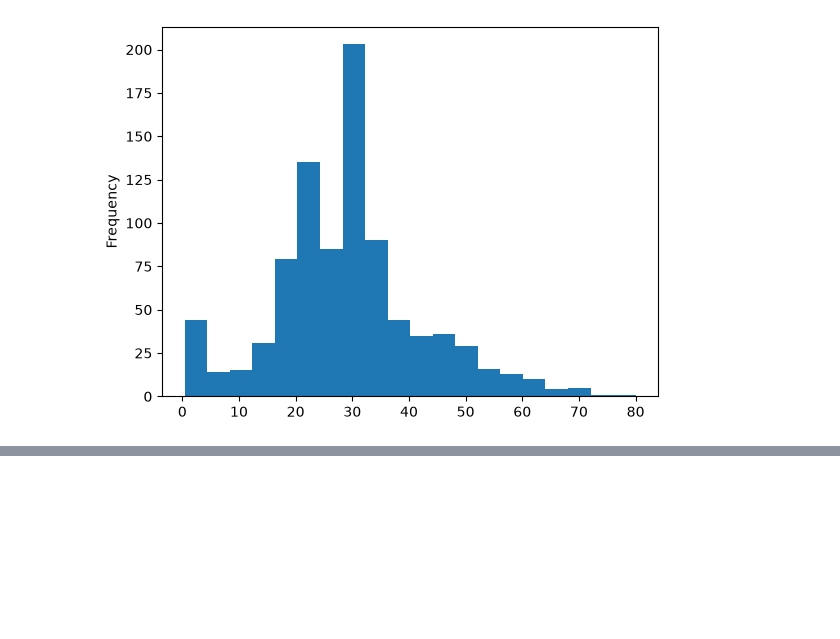
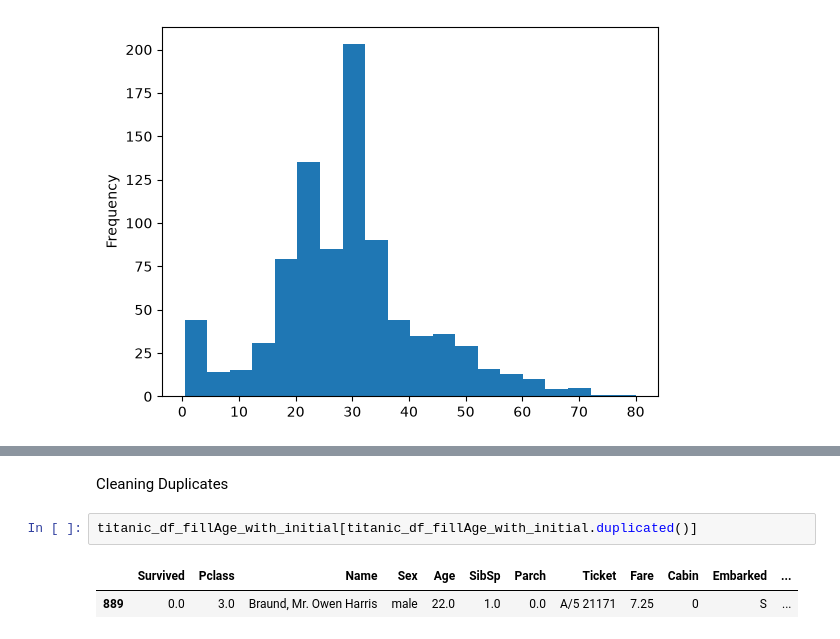
Before and after one commit to Ryujyanssii/DSML, a Jupyter notebook: learning/Day27,28/DataManipulation.ipynb, the cells around one changed output, grey strips where cells are left out. Drawn from its saved outputs; the diff is of its cells as text; blank space fills up the shorter version.

```diff
--- a/learning/Day27/DataManipulation.ipynb
+++ b/learning/Day27,28/DataManipulation.ipynb
@@ -248,0 +277,7 @@ titanic_df_fillAge_with_initial.Age.plot(kind = "hist", bins = 20)
+# %% [markdown]
+Cleaning Duplicates
+# %%
+titanic_df_fillAge_with_initial[titanic_df_fillAge_with_initial.duplicated()]
+# %% [output]
+|  | Survived | Pclass | Name | Sex | Age | SibSp | Parch | Ticket | Fare | Cabin | Embarked | ... |
+| 889 | 0.0 | 3.0 | Braund, Mr. Owen Harris | male | 22.0 | 1.0 | 0.0 | A/5 21171 | 7.25 | 0 | S | ... |
```
Also changed, not shown: parts of 10 cells of this notebook, 1 other file.
